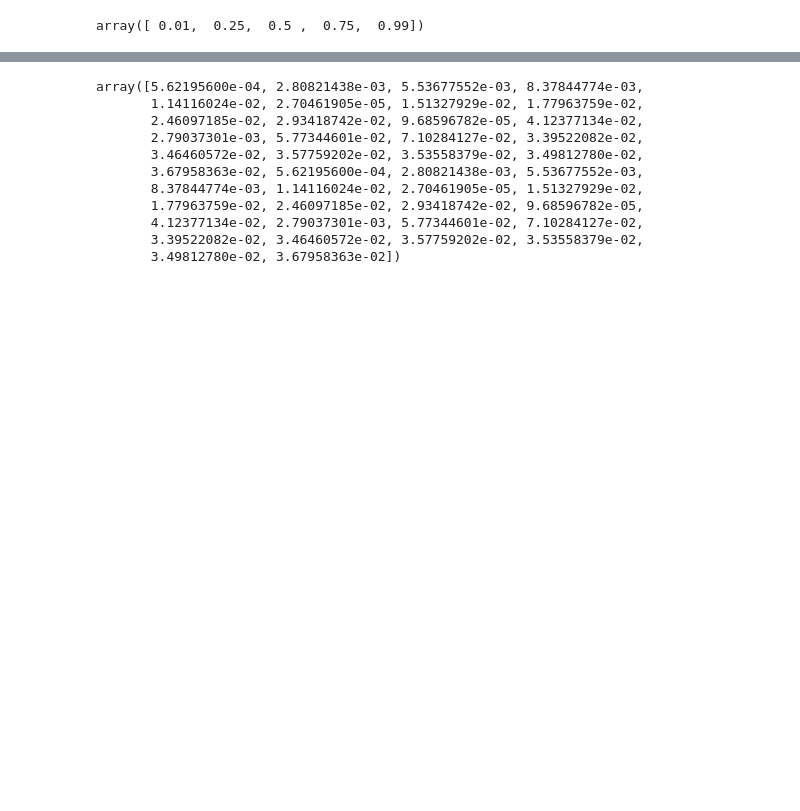
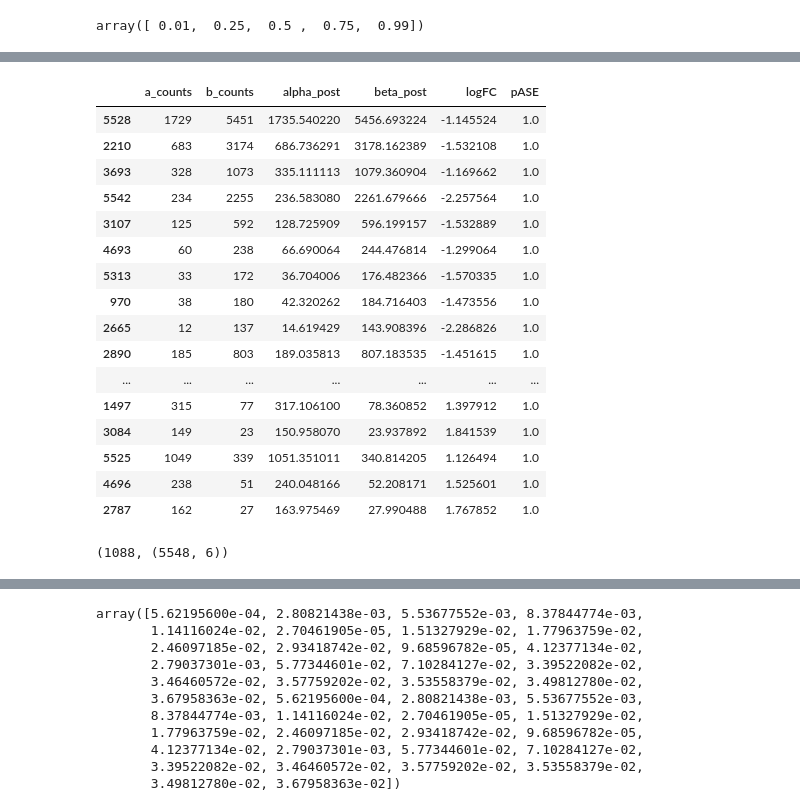
Before and after one commit to inti/ASE, a Jupyter notebook: ASE.ipynb, the cells around one changed output, grey strips where cells are left out. Cells and saved outputs as stored; diff of their text form; code cells hidden in the pictures; blank space fills up the shorter version.

```diff
--- a/ASE.ipynb
+++ b/ASE.ipynb
@@ -489,3 +503,32 @@ post.head()
+# %%
+post.loc[:,"logFC"] = np.log(post.alpha_post/post.beta_post)
+post.loc[:,"pASE"] = post.apply(lambda x: prob_1_diff_2(x['alpha_post'],x['beta_post'],136.701263,136.701263),axis=1)
+
+post = post.sort_values("pASE", ascending= False)
+
+post.head(50)
+# %% [output]
+|  | a_counts | b_counts | alpha_post | beta_post | logFC | pASE |
+| 5528 | 1729 | 5451 | 1735.540220 | 5456.693224 | -1.145524 | 1.0 |
+| 2210 | 683 | 3174 | 686.736291 | 3178.162389 | -1.532108 | 1.0 |
+| 3693 | 328 | 1073 | 335.111113 | 1079.360904 | -1.169662 | 1.0 |
+| 5542 | 234 | 2255 | 236.583080 | 2261.679666 | -2.257564 | 1.0 |
+| 3107 | 125 | 592 | 128.725909 | 596.199157 | -1.532889 | 1.0 |
+| 4693 | 60 | 238 | 66.690064 | 244.476814 | -1.299064 | 1.0 |
+| 5313 | 33 | 172 | 36.704006 | 176.482366 | -1.570335 | 1.0 |
+| 970 | 38 | 180 | 42.320262 | 184.716403 | -1.473556 | 1.0 |
+| 2665 | 12 | 137 | 14.619429 | 143.908396 | -2.286826 | 1.0 |
+| 2890 | 185 | 803 | 189.035813 | 807.183535 | -1.451615 | 1.0 |
+| ... | ... | ... | ... | ... | ... | ... |
+| 1497 | 315 | 77 | 317.106100 | 78.360852 | 1.397912 | 1.0 |
+| 3084 | 149 | 23 | 150.958070 | 23.937892 | 1.841539 | 1.0 |
+| 5525 | 1049 | 339 | 1051.351011 | 340.814205 | 1.126494 | 1.0 |
+| 4696 | 238 | 51 | 240.048166 | 52.208171 | 1.525601 | 1.0 |
+| 2787 | 162 | 27 | 163.975469 | 27.990488 | 1.767852 | 1.0 |
+# %%
+(post.pASE > 0.9).sum(), post.shape
+# %% [output]
+(1088, (5548, 6))
 # %%
 plt.plot(np.log(post.a_counts + post.b_counts), np.log(post.a_counts /post.b_counts),'o')
 # %% [output]
```
Also changed, not shown: parts of 28 cells of this notebook.
